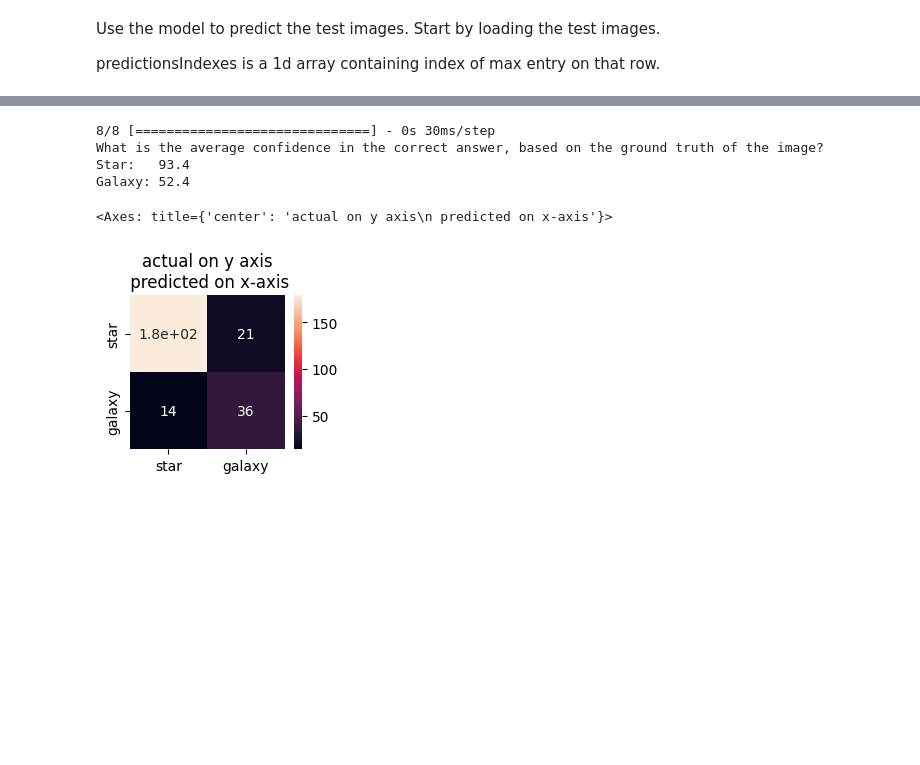
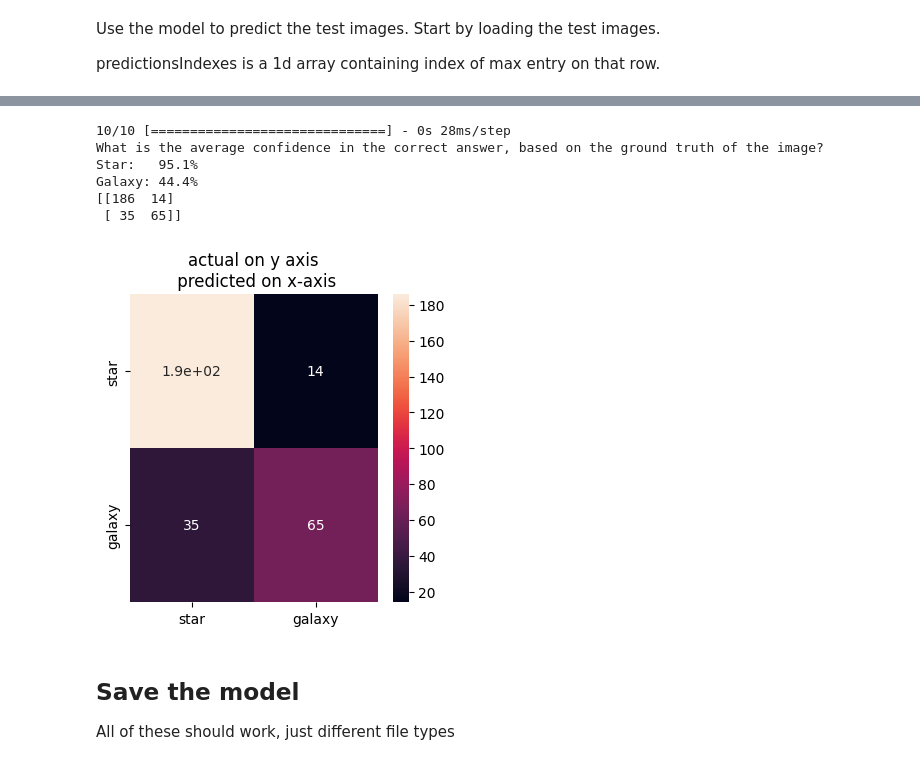
Before and after one commit to jamenkaye/Stellar-Classification, a Jupyter notebook: kaggle/Kaggle_NN.ipynb, the cells around one changed output, grey strips where cells are left out. Cells and saved outputs as stored; diff of their text form; code cells hidden in the pictures; blank space fills up the shorter version.

```diff
--- a/kaggle/Kaggle_NN.ipynb
+++ b/kaggle/Kaggle_NN.ipynb
@@ -327,7 +328,7 @@ Y_dataset_1D = np.argmax(testAnswers, axis=1)
 
 # Make predictions; if high confidence of star, pick star, otherwise pick galaxy
 predictions = []
-THRESH = 0.8
+THRESH = 0.85
 
 for index in range(len(predictions_old)):
     if predictions_raw[index][0] > THRESH:
@@ -345,38 +346,44 @@ totalStarConfidence = 0
 for index in range(len(predictions_old)):
     if Y_dataset_1D[index] == 1: # Since index 1 is where you find the value of 1 in the answer vector representing galaxy
         star_or_galaxy = "galaxy."
         galaxyNumber += 1
         totalGalaxyConfidence += predictions_raw[index][1]
     else:
         star_or_galaxy = "star.  "
         starNumber += 1
         totalStarConfidence += predictions_raw[index][0]
 
     # print("Object: {} confidence: {}".format(star_or_galaxy, max(predictions_raw[index])))
 
 
 print("What is the average confidence in the correct answer, based on the ground truth of the image?")
-print("Star:   {}".format(round(100*totalStarConfidence/starNumber, 1)))
-print("Galaxy: {}".format(round(100*totalGalaxyConfidence/galaxyNumber, 1)))
+print("Star:   {}%".format(round(100*totalStarConfidence/starNumber, 1)))
+print("Galaxy: {}%".format(round(100*totalGalaxyConfidence/galaxyNumber, 1)))
 
 # print(predictions_raw)
 # print(predictions.shape)
 # print(Y_dataset_1D.shape)
 
 # Plot Confusion matrix
 conf_mat = confusion_matrix(Y_dataset_1D, predictions)
 
 df_cm = pd.DataFrame(conf_mat, index = [i for i in ["star", "galaxy"]],
                   columns = [i for i in ["star", "galaxy"]])
-plt.figure(figsize = (2.5, 2))
+plt.figure(figsize = (4, 4))
 plt.title("actual on y axis\n predicted on x-axis")
 plt.xlabel("predicted")
 plt.ylabel("actual")
 sn.heatmap(df_cm, annot=True)
+
+print(conf_mat)
 # %% [output]
-8/8 [==============================] - 0s 30ms/step
+10/10 [==============================] - 0s 28ms/step
 What is the average confidence in the correct answer, based on the ground truth of the image?
-Star:   93.4
-Galaxy: 52.4
+Star:   95.1%
+Galaxy: 44.4%
+[[186  14]
+ [ 35  65]]
-<Axes: title={'center': 'actual on y axis\n predicted on x-axis'}>
-[figure, old version]
+[figure, new version]
+# %% [markdown]
+## Save the model
+All of these should work, just different file types
```
Also changed, not shown: parts of 7 cells of this notebook, 1 other file.
